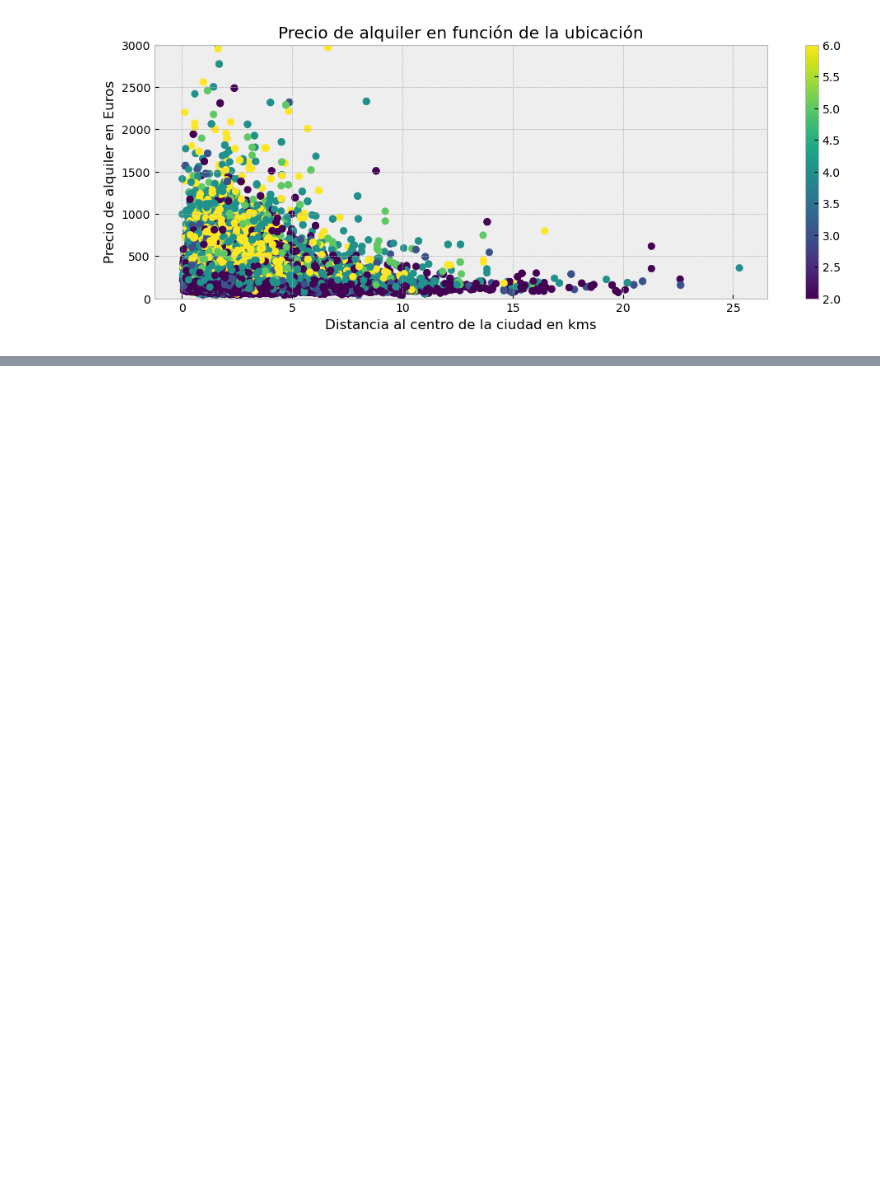
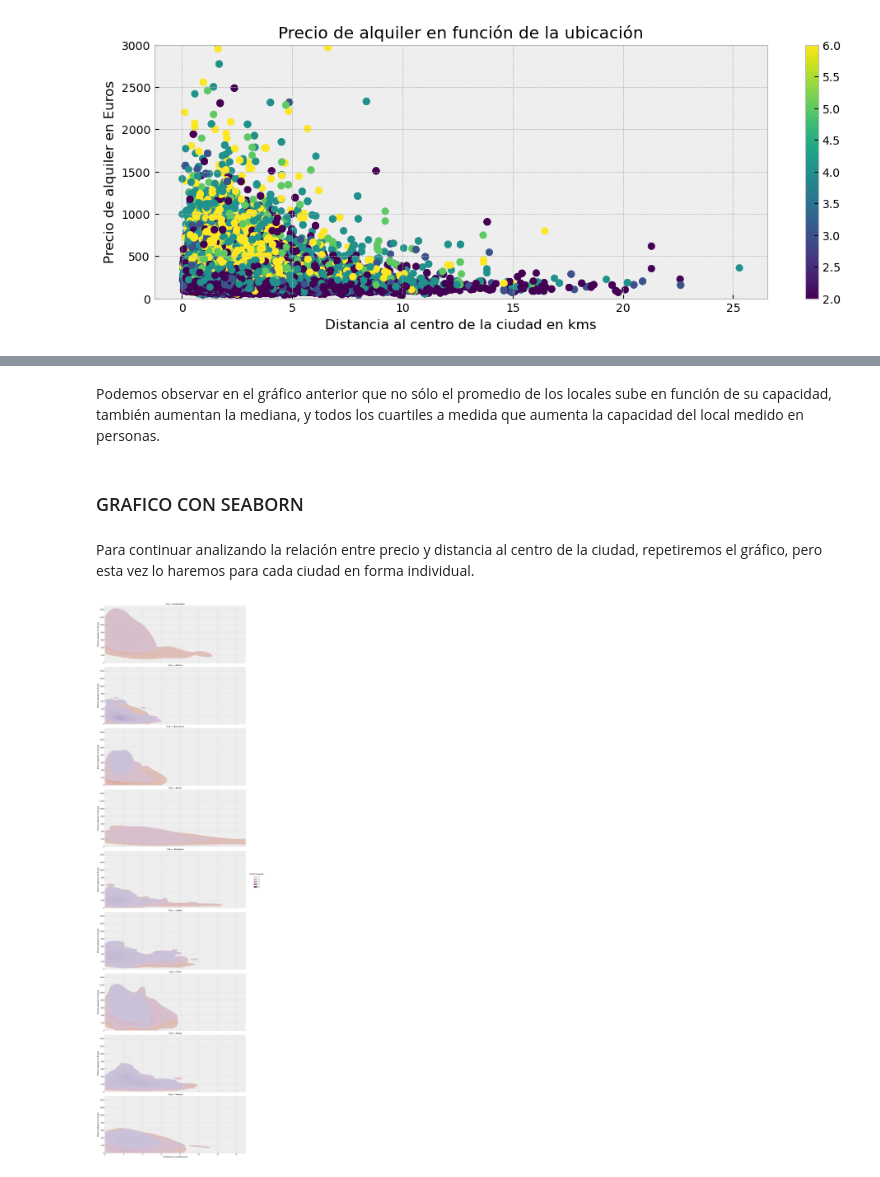
Before and after one commit to tekluis/CoderHouse, a Jupyter notebook: VISUALIZACION-TEK.ipynb, the cells around one changed output, grey strips where cells are left out. Saved outputs shown, nothing was run; the diff lists cells and outputs as text; code cells hidden in the pictures; blank space fills up the shorter version.

```diff
--- a/VISUALIZACION-TEK.ipynb
+++ b/VISUALIZACION-TEK.ipynb
@@ -126,0 +117,15 @@ plt.show()
+# %% [markdown]
+Podemos observar en el gráfico anterior que no sólo el promedio de los locales sube en función de su capacidad, también aumentan la mediana, y todos los cuartiles a medida que aumenta la capacidad del local medido en personas.
+# %% [markdown]
+### GRAFICO CON SEABORN
+# %% [markdown]
+Para continuar analizando la relación entre precio y distancia al centro de la ciudad, repetiremos el gráfico, pero esta vez lo haremos para cada ciudad en forma individual.
+# %%
+import seaborn as sns
+
+ax = sns.displot(data=df, y="Price", x="City Center (km)", kind='kde', hue="Person Capacity", row='City', fill=True, aspect=2.5)
+ax.set(xlabel='Distancia al centro kms',ylabel='Precio alquiler en Euros', ylim=(0,1500),xlim=(0,15))
+
+plt.show()
+# %% [output]
+[figure, added]
```
Also changed, not shown: parts of 15 cells of this notebook.
